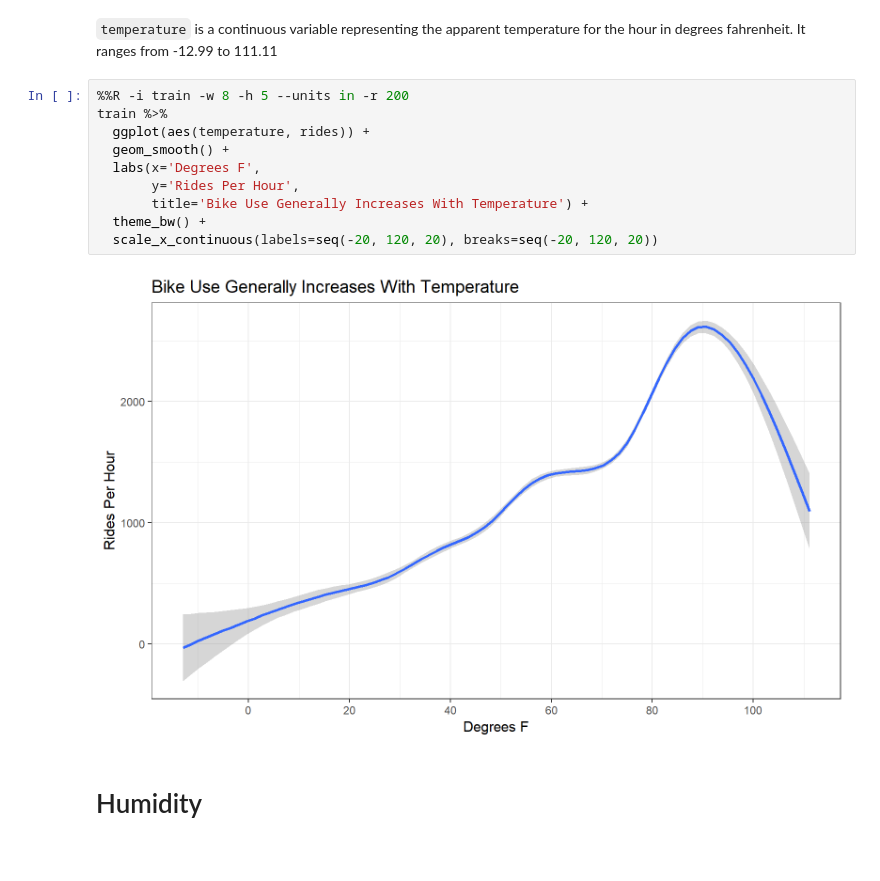
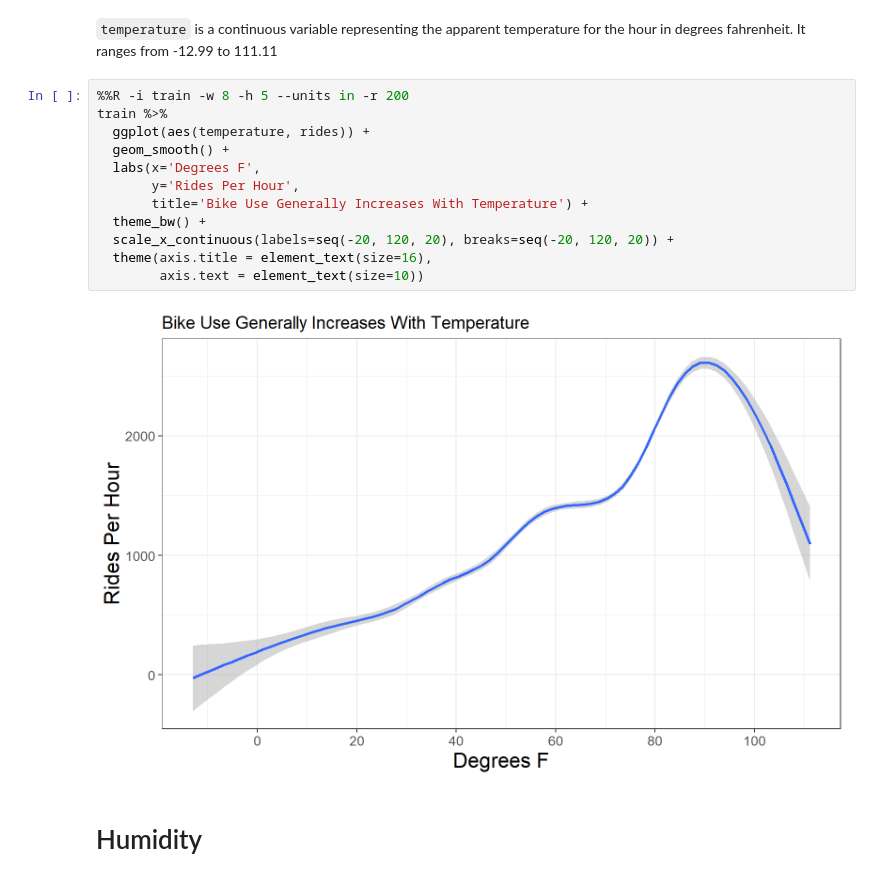
Before and after one commit to brian-w-projects/Citibike-Capstone-Project, a Jupyter notebook: eda/eda_fiddle.ipynb, the cells around one changed output. Saved outputs shown, nothing was run; the diff lists cells and outputs as text.

```diff
--- a/eda/eda_fiddle.ipynb
+++ b/eda/eda_fiddle.ipynb
@@ -79,15 +79,17 @@ train %>%
 # %%
 %%R -i train -w 8 -h 5 --units in -r 200
 train %>%
   ggplot(aes(temperature, rides)) +
   geom_smooth() +
   labs(x='Degrees F',
        y='Rides Per Hour',
        title='Bike Use Generally Increases With Temperature') +
   theme_bw() +
-  scale_x_continuous(labels=seq(-20, 120, 20), breaks=seq(-20, 120, 20))
+  scale_x_continuous(labels=seq(-20, 120, 20), breaks=seq(-20, 120, 20)) +
+  theme(axis.title = element_text(size=16),
+        axis.text = element_text(size=10))
 # %% [output]
-[figure, old version]
+[figure, new version]
 # %% [markdown]
 <h1>Humidity</h1>
 # %% [markdown]
```
Also changed, not shown: parts of 3 cells of this notebook, 6 other files.
